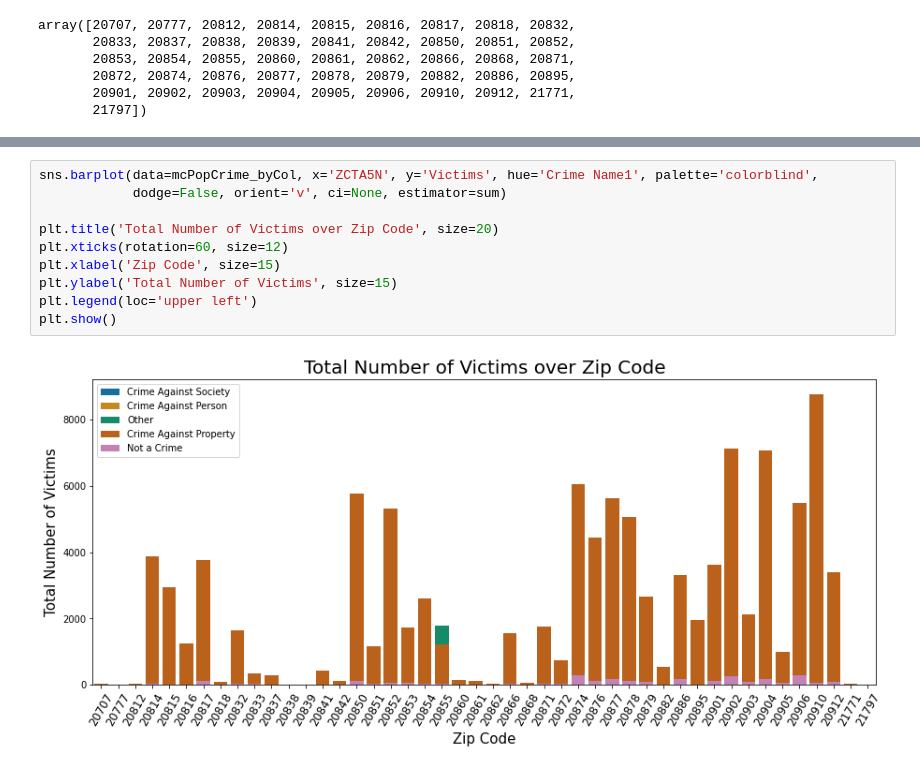
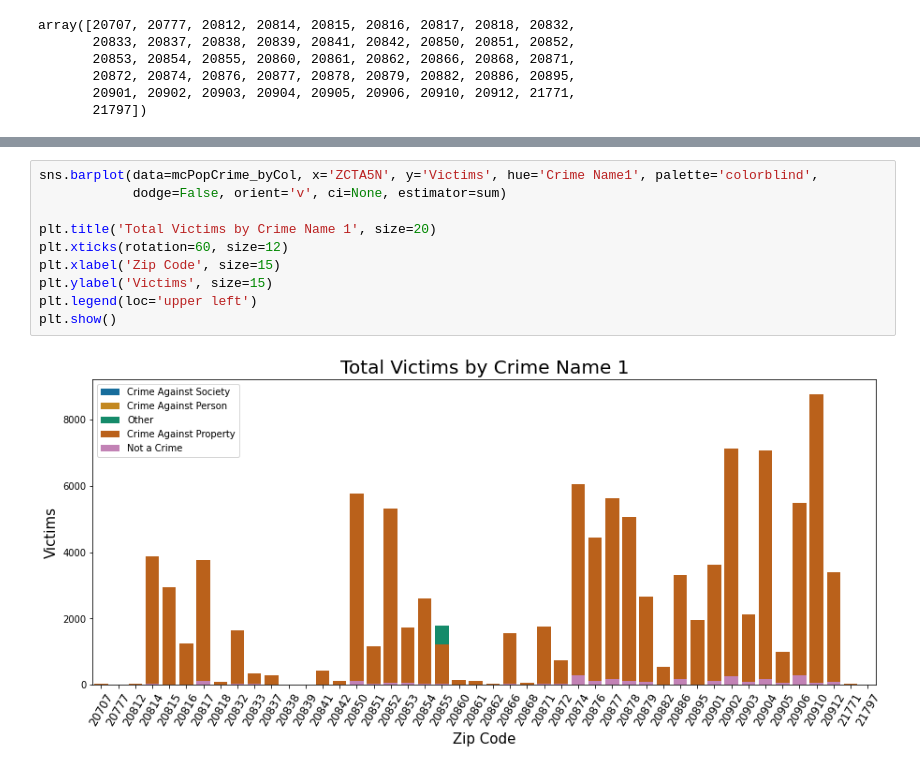
Before and after one commit to dspark0419/DATA-205, a Jupyter notebook: Project_Crime.ipynb, the cells around one changed output, grey strips where cells are left out. Cells and saved outputs as stored; diff of their text form.

```diff
--- a/Project_Crime.ipynb
+++ b/Project_Crime.ipynb
@@ -261,15 +249,15 @@ plt.show()
 # %%
 sns.barplot(data=mcPopCrime_byCol, x='ZCTA5N', y='Victims', hue='Crime Name1', palette='colorblind',
             dodge=False, orient='v', ci=None, estimator=sum)
 
-plt.title('Total Number of Victims over Zip Code', size=20)
+plt.title('Total Victims by Crime Name 1', size=20)
 plt.xticks(rotation=60, size=12)
 plt.xlabel('Zip Code', size=15)
-plt.ylabel('Total Number of Victims', size=15)
+plt.ylabel('Victims', size=15)
 plt.legend(loc='upper left')
 plt.show()
 # %% [output]
-[figure, old version]
+[figure, new version]
 # %%
 x_array = np.sort(mcPopCrime_byCol['ZCTA5N'].unique())
 
```
Also changed, not shown: parts of 13 cells of this notebook.
